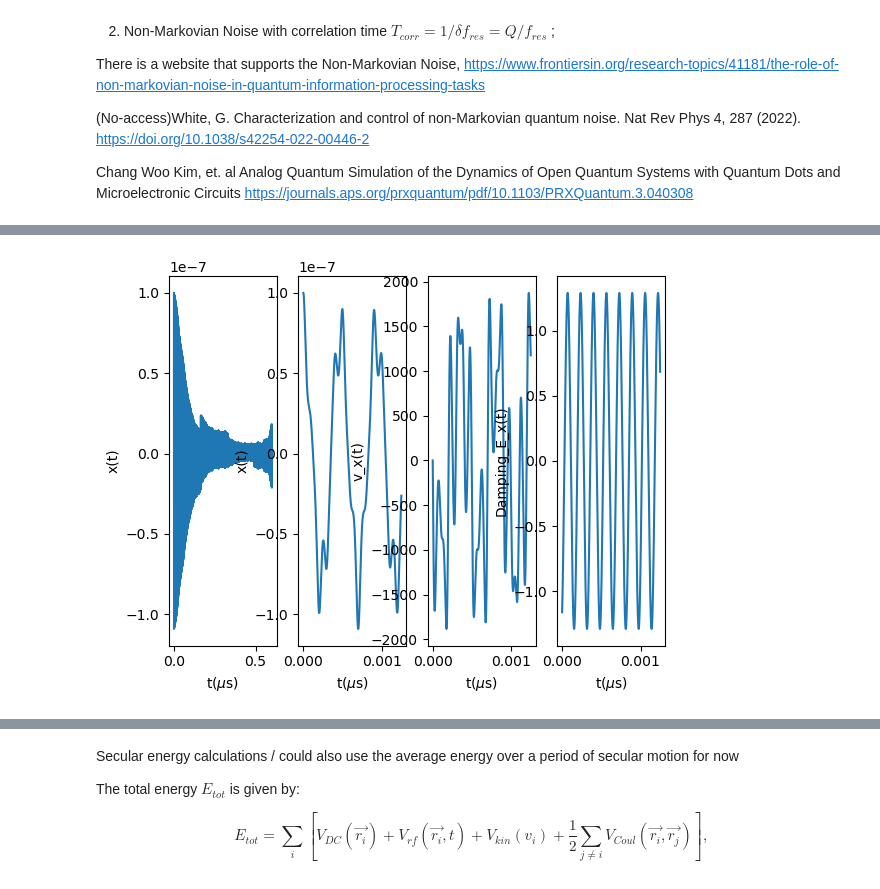
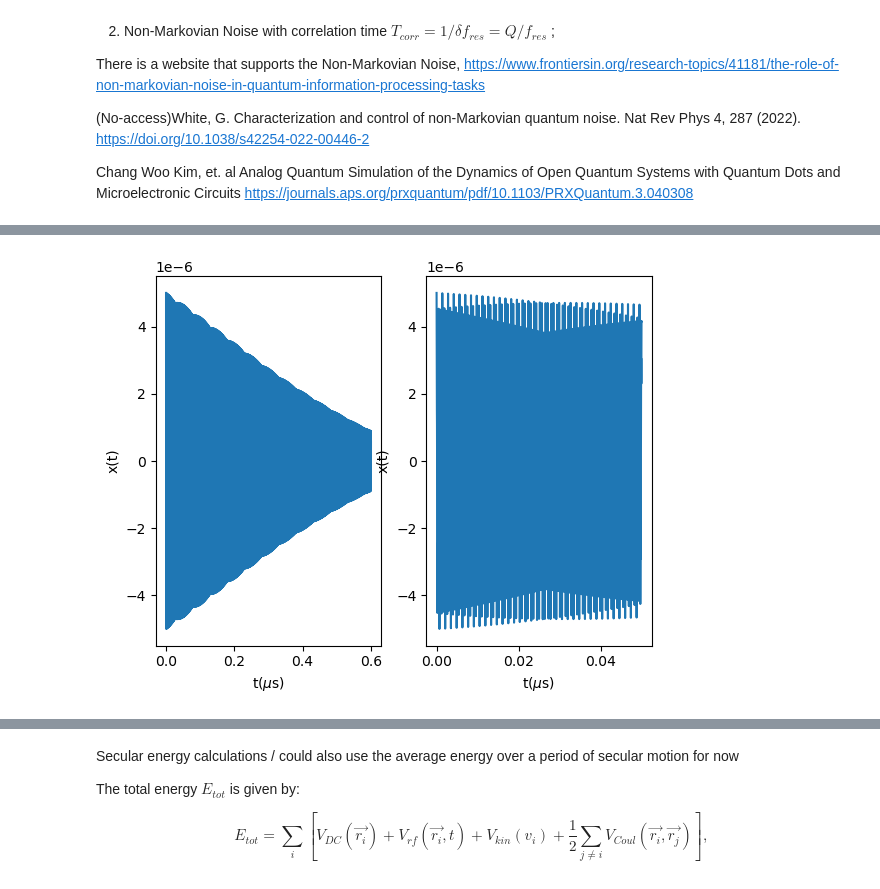
Before and after one commit to yuqian15/electron_micromotion_cooling, a Jupyter notebook: Electron-QIP.ipynb, the cells around one changed output, grey strips where cells are left out. Cells and saved outputs as stored; diff of their text form; code cells hidden in the pictures.

```diff
--- a/Electron-QIP.ipynb
+++ b/Electron-QIP.ipynb
@@ -40,7 +40,7 @@ VoverU = 160
 r0 = 0.01 # 0.01 m
 
 # Here are the tank circuit
-Rp = 1e9
+Rp = 1e7
 Q = 2000
 #fres = 1000e7 convlution
 fres = 1213333e7
@@ -51,7 +51,7 @@ Temperature = 0.4 # Temperature for the tank circuit, given by article
 # Define the spatial step size and the time step size
 
 dt = 1e-12 # time step size
-T = 0.6e-6 # total time
+T = 1.2e-6 # total time
 N = round(T/dt)
 
 t_eval = np.linspace(0, T, N + 1)
@@ -61,11 +61,10 @@ t_segment = T / N_segment
 
 # Motion initialization
 
-x0, y0, z0, vx0, vy0, vz0 = 0.1e-6, 0.1e-6, 0.1e-6, 0., 0., 0.
+x0, y0, z0, vx0, vy0, vz0 = 5e-6, 5e-6, 5e-6, 0., 0., 0.
 Vec0 = x0, y0, z0, vx0, vy0, vz0
 
 # Iteration Steps
 iteration_steps = 3
 
 progress_bar = tqdm(total=T, desc='Simulated time (s)', position=0, leave=True)
-print(N)
@@ -240,10 +226,8 @@ ttf = tf[:len(vx_init)//2]
 ttf = ttf[Front:Front + (ttf.size//Cutoff)]
 
 # Get normalized magnitude of specturm
-N_vf = 2.0/(Amplifier_Num_init * (N + 1)) * np.abs(vf[0:N//2])
+N_vf = 2.0/(Amplifier_Num_init * (N + 1)) * np.abs(vf[0:len(vx_init)//2])
 
-if len(ttf) < len(N_vf):
-    ttf = np.append(tf, [0])
 
 # use find_peaks to get all the peaks
 peaks, _ = find_peaks(N_vf, height=0)
@@ -268,7 +252,7 @@ for i in range(0,3):
     plt.text(ttf[peaks[i]], N_vf[peaks[i]] + 100, "%f" % ttf[peaks[i]])
 
 # Regenerate the resonator's frequency by the third peak position
-fres = ttf[peaks[2]]
+fres = ttf[peaks[0]]
 
 plt.xlabel('Frequency (Hz)')
 plt.ylabel('Magnitude')
@@ -560,7 +569,8 @@ Chang Woo Kim, et. al Analog Quantum Simulation of the Dynamics of Open Quantum
 # Setting the process bar with tqdm
 progress_bar = tqdm(total=T, desc='Simulated time (s)', position=0, leave=True)
 # Using RK45 to solve the ODE
-Amplifier_Num = 4
+Amplifier_Num = 1
+
 t_eval = np.linspace(0, T, Amplifier_Num * (N + 1))
 
 # This is for damping factor and time domain method
@@ -570,8 +580,8 @@ solution = solve_ivp(fun=lambda t, Vec: DevMotion(t, Vec),
                      t_eval = t_eval,
                      first_step = dt,
                      max_step = dt,
-                     rtol = 1e10,
-                     atol = 1e10,
+                     atol = 1e100,
+                     rtol = 1e100,
                      method = 'RK45')
 
 t_damp = solution.t
@@ -579,8 +589,7 @@ VecResult = solution.y
 
 x_damp, y_damp, z_damp = VecResult[0, :], VecResult[1, :], VecResult[2, :]
 vx_damp, vy_damp, vz_damp = VecResult[3, :], VecResult[4, :], VecResult[5, :]
-# This is for damping factor
-Damping_Exf = fft(Damping_Ex)
+
 
 
 '''
@@ -754,36 +704,24 @@ plt.show()
 # %%
 # Plot the x-axis motion
-fig1, ax = plt.subplots(1,4)
+fig1, ax = plt.subplots(1,2)
 
 # Plot the data on the axes
-ax[0].plot(t_eval[:len(x_damp)]*1e6, x_damp)
+ax[0].plot(np.array(t_eval[:len(x_damp) // 500 * 500])*1e6, x_damp[:len(x_damp) // 500 * 500])
+#ax[0].plot(np.array(t_eval[:len(x_damp)])*1e6, x_damp[:len(x_damp)])
 
 # Add labels to the axes
 ax[0].set_xlabel('t($\mu$s)')
 ax[0].set_ylabel('x(t)')
 
-Zoomnum = int(5e-9/dt)
 # Plot the data on the axes
-ax[1].plot(t_eval[:Zoomnum]*1e6, x_damp[:Zoomnum])
+Zoomnum = round(0.05e-6/dt)
+ax[1].plot(np.array(t_eval[:Zoomnum // 1 * 1])*1e6, x_damp[:Zoomnum])
 
 # Add labels to the axes
 ax[1].set_xlabel('t($\mu$s)')
 ax[1].set_ylabel('x(t)')
 
-# Plot the velocity
-ax[2].plot(t_eval[:Zoomnum] * 1e6, vx_damp[: Zoomnum])
-
-# Add labels to the axes
-ax[2].set_xlabel('t($\mu$s)')
-ax[2].set_ylabel('v_x(t)')
-
-# Plot the damping force
-ax[3].plot(t_eval[:Zoomnum] * 1e6, Damping_Ex[: Zoomnum])
-
-# Add labels to the axes
-ax[3].set_xlabel('t($\mu$s)')
-ax[3].set_ylabel('Damping_E_x(t)')
 # Show the plot
 plt.show()
 # %% [output]
-[figure, old version]
+[figure, new version]
```
Also changed, not shown: parts of 12 cells of this notebook.
